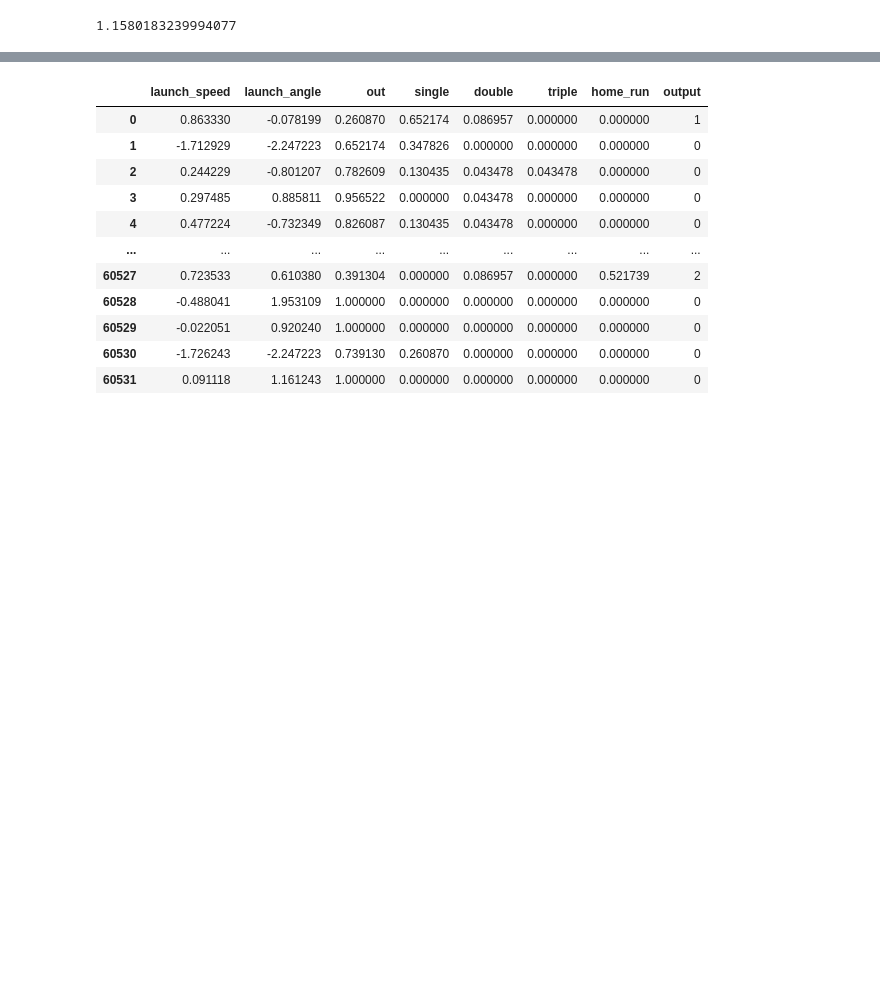
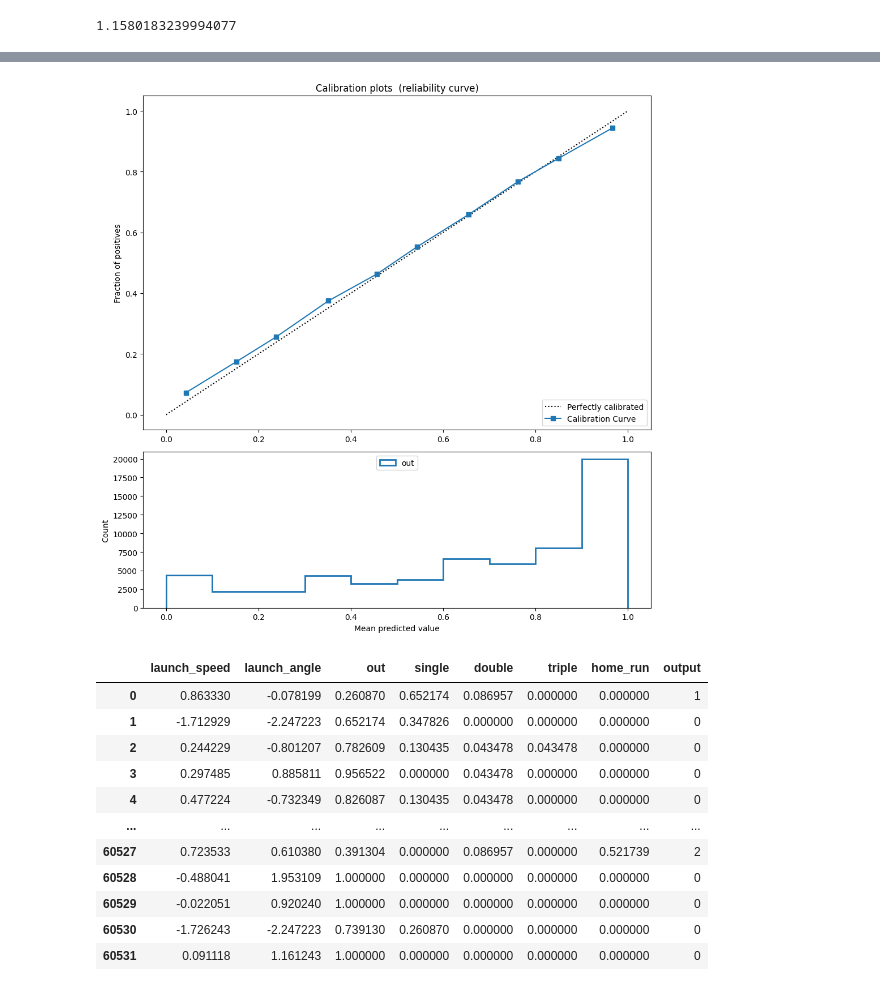
Before and after one commit to Chris-Ayres/xwOBA-Model, a Jupyter notebook: Pybaseball test.ipynb, the cells around one changed output, grey strips where cells are left out. Saved outputs shown, nothing was run; the diff lists cells and outputs as text; code cells hidden in the pictures; blank space fills up the shorter version.

Commit message:
Fixed callibration curve

```diff
--- a/Pybaseball test.ipynb
+++ b/Pybaseball test.ipynb
@@ -236,0 +173,61 @@ X_test = pd.DataFrame(X_test, columns=["launch_speed", "launch_angle"])
+# %%
+def plot_calibration_curve(outcome_type):
+    """"Plot calibration curve for est w/o and with calibration.
+
+    outcome_type: One of "out", "single", "double", "triple",
+        or "home_run"
+    """
+
+    # Establish figure
+    fig = plt.figure(0, figsize=(10, 10))
+    ax1 = plt.subplot2grid((3, 1), (0, 0), rowspan=2)
+    ax2 = plt.subplot2grid((3, 1), (2, 0))
+
+    # Map outcome to the original indices corresponding to
+    # our target variable
+    ind = 0 if outcome_type == "out" else \
+        1 if outcome_type == "single" else \
+        2 if outcome_type == "double" else \
+        3 if outcome_type == "triple" else 4
+
+    # Find the column in Y_pred_proba corresponding
+    # to our output type
+    prob_pos = Y_pred_proba[:, ind]
+
+    # Create the binary output variable. 1 if the value
+    # from Y_test equals ind (our outcome type) and 0 otherwise
+    y_binary = [1 if x == ind else 0 for x in Y_test["events_encoded"]]
+
+    # Plotting
+    ## Plot a line of perfect calibration
+    ax1.plot([0, 1], [0, 1], "k:", label="Perfectly calibrated")
+
+    # Construct the calibration curve
+    fraction_of_positives, mean_predicted_value = \
+            calibration_curve(y_binary, prob_pos, n_bins=10)
+
+    # Plot the calibration curve
+    ax1.plot(mean_predicted_value, fraction_of_positives, "s-",
+                 label="Calibration Curve")
+
+    # Plot a histogram showing the volume of plays
+    ax2.hist(prob_pos, range=(0, 1), bins=10, label=outcome_type,
+             histtype="step", lw=2)
+
+
+    # Organize plots
+    ax1.set_ylabel("Fraction of positives")
+    ax1.set_ylim([-0.05, 1.05])
+    ax1.legend(loc="lower right")
+    ax1.set_title('Calibration plots  (reliability curve)')
+
+    ax2.set_xlabel("Mean predicted value")
+    ax2.set_ylabel("Count")
+    ax2.legend(loc="upper center", ncol=2)
+
+    plt.tight_layout()
+
+
+plot_calibration_curve("out")
+# %% [output]
+[figure, added]
```
Also changed, not shown: parts of 3 cells of this notebook.
